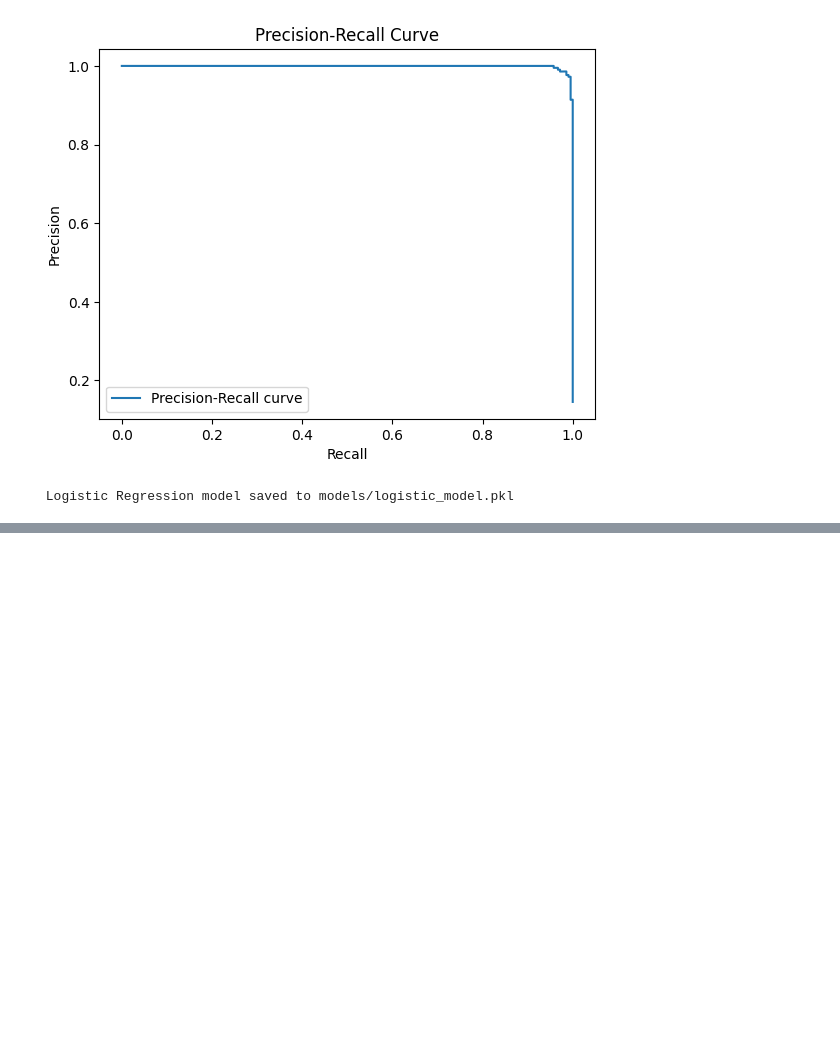
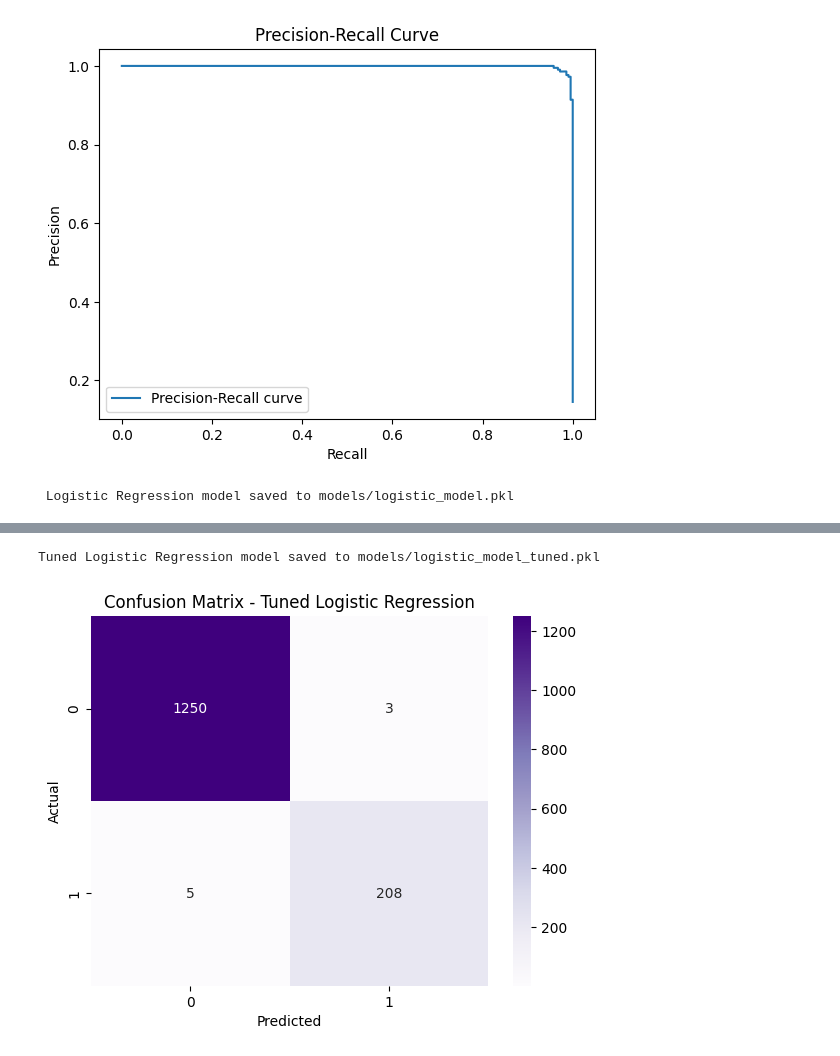
Before and after one commit to Aashi8810/ML_01_video_game_prediction, a Jupyter notebook: video_game_analysis/notebooks/fc110570_Belani/logistic_regression_training.ipynb, the cells around one changed output, grey strips where cells are left out. Saved outputs shown, nothing was run; the diff lists cells and outputs as text; code cells hidden in the pictures; blank space fills up the shorter version.

Commit message:
Added hyperparameter tuning with GridSearchCV and comparison between tuned and untuned models

```diff
--- a/video_game_analysis/notebooks/fc110570_Belani/logistic_regression_training.ipynb
+++ b/video_game_analysis/notebooks/fc110570_Belani/logistic_regression_training.ipynb
@@ -122,0 +125,18 @@ print("\n Logistic Regression model saved to models/logistic_model.pkl")
+# %%
+# Step 14: Hyperparameter Tuning (after saving the basic model)
+from sklearn.model_selection import GridSearchCV
+
+# Define hyperparameter grid
+param_grid = {
+    'C': [0.1, 1],   # Regularization strength
+    'penalty': ['l2'],   # Type of regularization
+    'solver': ['liblinear']    # 'liblinear' supports l2
+}
+# %%
+# Create GridSearchCV
+grid = GridSearchCV(LogisticRegression(max_iter=1000), param_grid, cv=3, scoring='accuracy', n_jobs=-1, verbose=1)
+grid.fit(X_train_scaled, y_train)
+
+# Best model
+best_model = grid.best_estimator_
+print("Best Parameters:", grid.best_params_)
@@ -122,0 +146,5 @@ print("\n Logistic Regression model saved to models/logistic_model.pkl")
+# %%
+# Evaluate tuned model
+y_pred_best = best_model.predict(X_test_scaled)
+print("\nTuned Model Accuracy:", accuracy_score(y_test, y_pred_best))
+print("Classification Report:\n", classification_report(y_test, y_pred_best))
@@ -122,0 +162,18 @@ print("\n Logistic Regression model saved to models/logistic_model.pkl")
+# %%
+# Save tuned model
+
+joblib.dump(best_model, "../../models/fc110570_logistic_model_tuned.pkl")
+print("Tuned Logistic Regression model saved to models/logistic_model_tuned.pkl")
+# %% [output]
+Tuned Logistic Regression model saved to models/logistic_model_tuned.pkl
+# %%
+# Confusion Matrix
+
+conf_matrix = confusion_matrix(y_test, y_pred_best)
+sns.heatmap(conf_matrix, annot=True, fmt="d", cmap="Purples")
+plt.title("Confusion Matrix - Tuned Logistic Regression")
+plt.xlabel("Predicted")
+plt.ylabel("Actual")
+plt.show()
+# %% [output]
+[figure, added]
```
Also changed, not shown: parts of 10 cells of this notebook, 1 other file.
